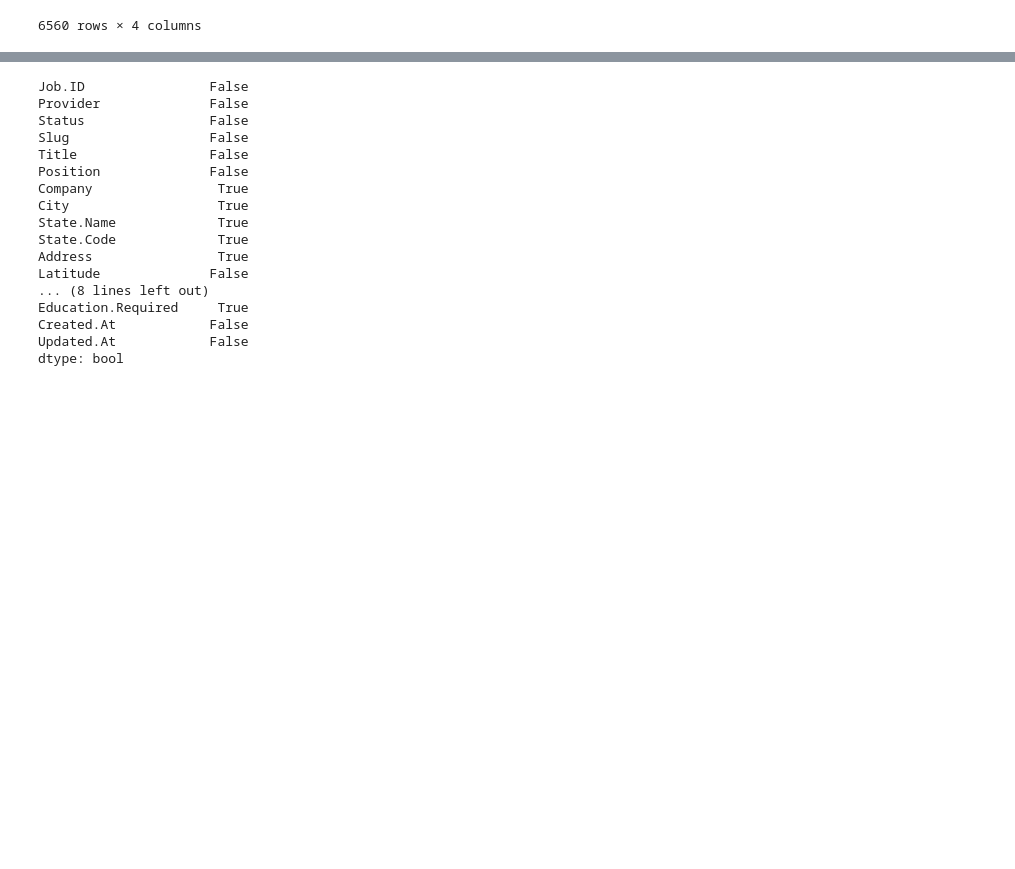
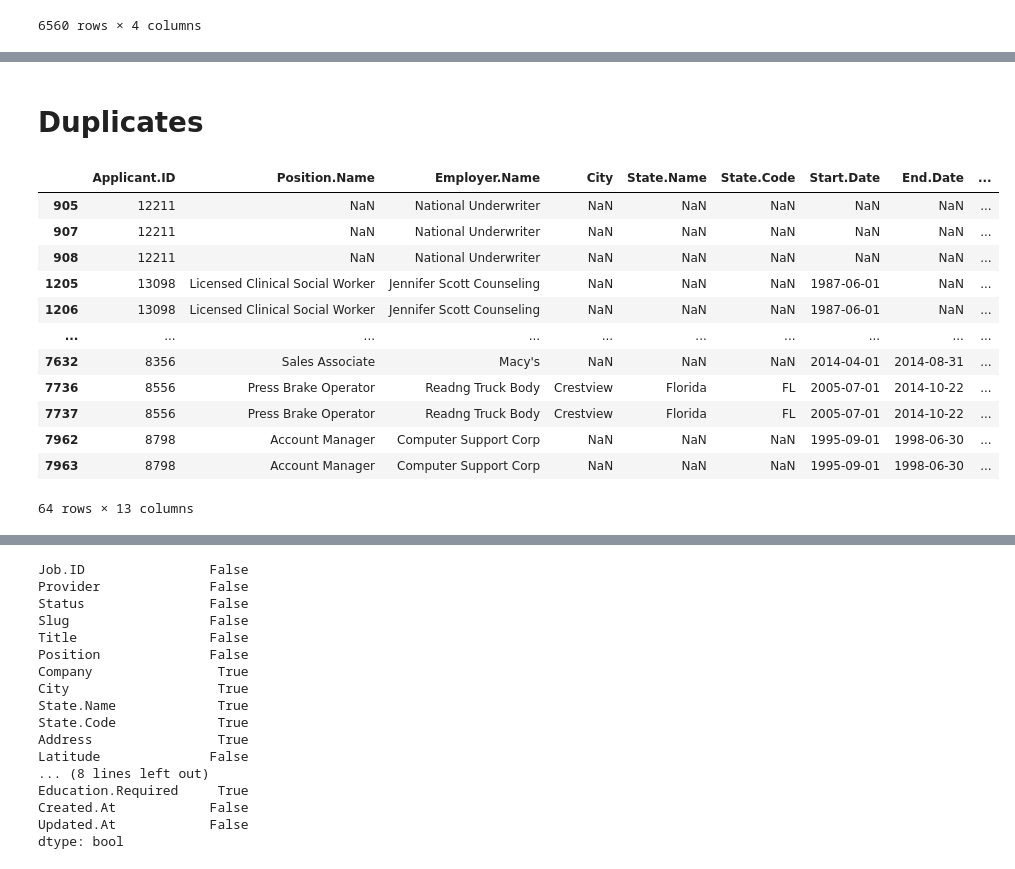
Before and after one commit to vermaarjun7/pewter-arjun, a Jupyter notebook: task.ipynb, the cells around one changed output, grey strips where cells are left out. Cells and saved outputs as stored; diff of their text form; code cells hidden in the pictures; blank space fills up the shorter version.

```diff
--- a/task.ipynb
+++ b/task.ipynb
@@ -161,0 +168,18 @@ Key Findings
+# %% [markdown]
+# Duplicates
+# %%
+experience[experience.duplicated(subset=['Applicant.ID', 'Position.Name', 'City', 'Employer.Name', 'Start.Date', 'End.Date'], keep=False)]
+# %% [output]
+|  | Applicant.ID | Position.Name | Employer.Name | City | State.Name | State.Code | Start.Date | End.Date | ... |
+| 905 | 12211 | NaN | National Underwriter | NaN | NaN | NaN | NaN | NaN | ... |
+| 907 | 12211 | NaN | National Underwriter | NaN | NaN | NaN | NaN | NaN | ... |
+| 908 | 12211 | NaN | National Underwriter | NaN | NaN | NaN | NaN | NaN | ... |
+| 1205 | 13098 | Licensed Clinical Social Worker | Jennifer Scott Counseling | NaN | NaN | NaN | 1987-06-01 | NaN | ... |
+| 1206 | 13098 | Licensed Clinical Social Worker | Jennifer Scott Counseling | NaN | NaN | NaN | 1987-06-01 | NaN | ... |
+| ... | ... | ... | ... | ... | ... | ... | ... | ... | ... |
+| 7632 | 8356 | Sales Associate | Macy's | NaN | NaN | NaN | 2014-04-01 | 2014-08-31 | ... |
+| 7736 | 8556 | Press Brake Operator | Readng Truck Body | Crestview | Florida | FL | 2005-07-01 | 2014-10-22 | ... |
+| 7737 | 8556 | Press Brake Operator | Readng Truck Body | Crestview | Florida | FL | 2005-07-01 | 2014-10-22 | ... |
+| 7962 | 8798 | Account Manager | Computer Support Corp | NaN | NaN | NaN | 1995-09-01 | 1998-06-30 | ... |
+| 7963 | 8798 | Account Manager | Computer Support Corp | NaN | NaN | NaN | 1995-09-01 | 1998-06-30 | ... |
+64 rows × 13 columns
```
Also changed, not shown: parts of 3 cells of this notebook.
